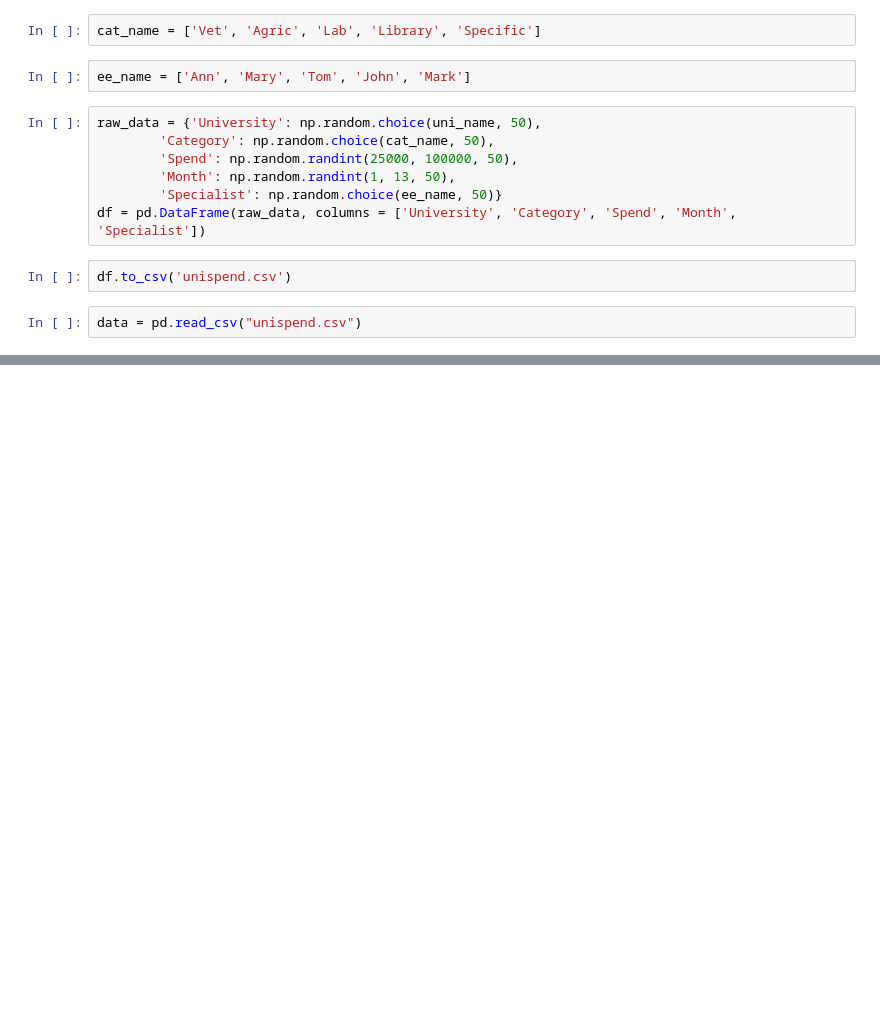
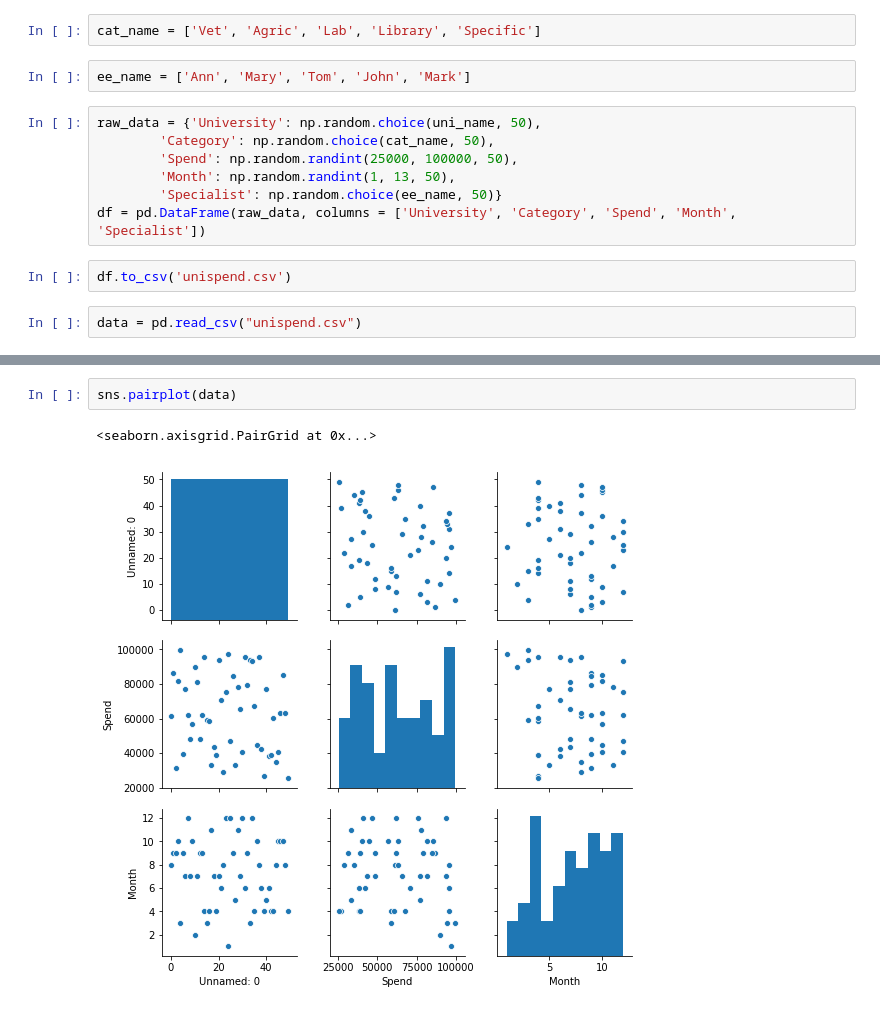
Before and after one commit to colettegallagher/simulating-data, a Jupyter notebook: Simulating Data.ipynb, the cells around one changed output, grey strips where cells are left out. Cells and saved outputs as stored; diff of their text form; blank space fills up the shorter version.

```diff
--- a/Simulating Data.ipynb
+++ b/Simulating Data.ipynb
@@ -60,0 +107,5 @@ data
+# %%
+sns.pairplot(data)
+# %% [output]
+<seaborn.axisgrid.PairGrid at 0x...>
+[figure, added]
```
Also changed, not shown: parts of 6 cells of this notebook, 1 other file.
